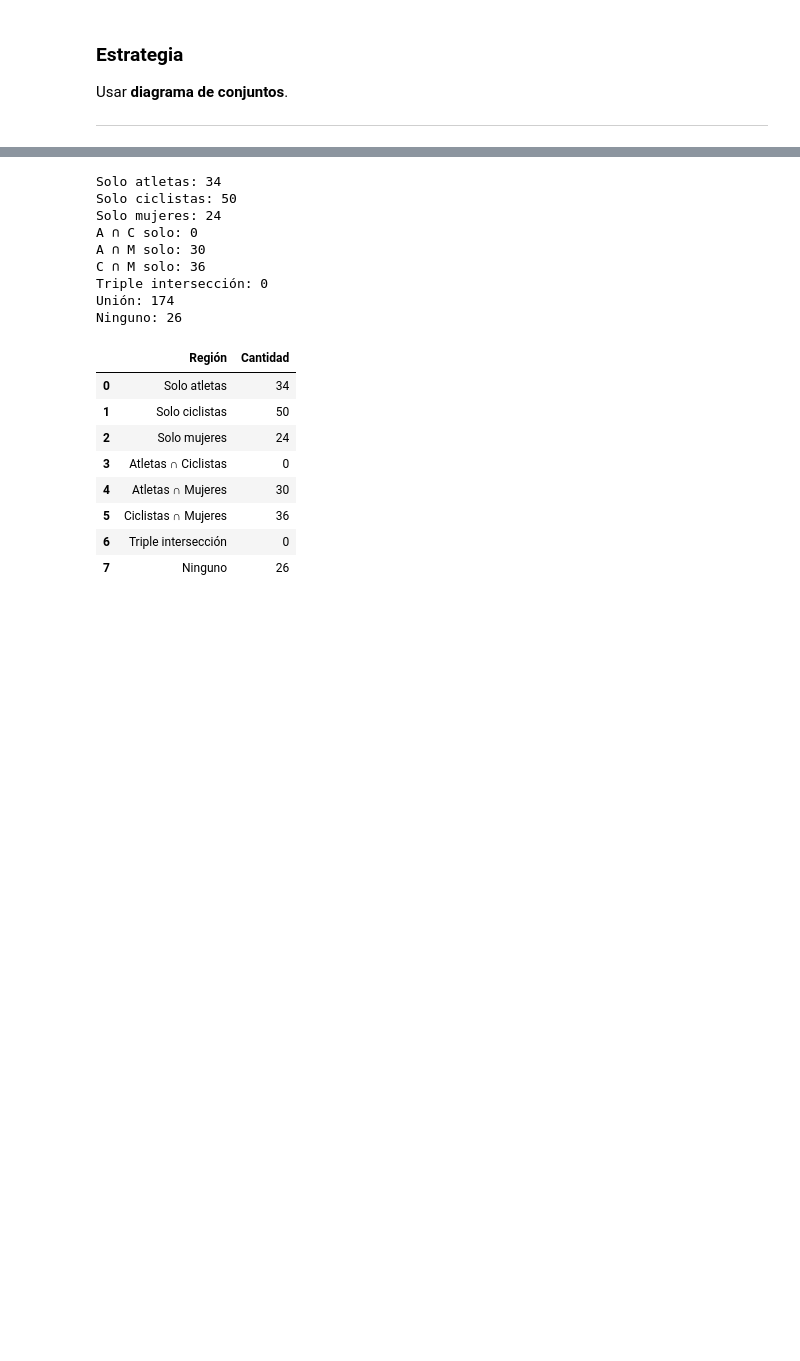
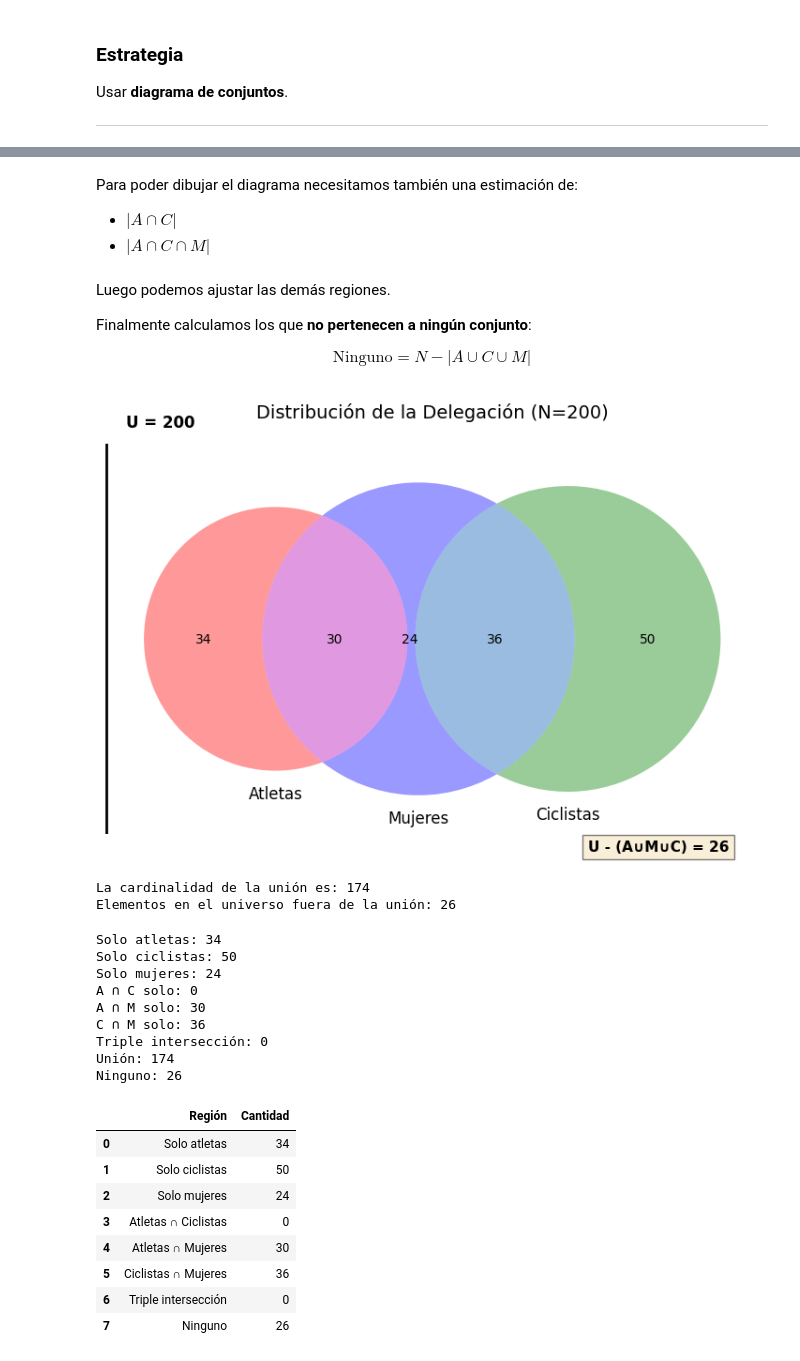
Before and after one commit to marco-canas/camino-udea, a Jupyter notebook: 3_lenguaje_proposicional/clase_01_diagnostico_y_analisis_del_lenguaje/clase1_lenguaje_proposicional.ipynb, the cells around one changed output, grey strips where cells are left out. Cells and saved outputs as stored; diff of their text form; code cells hidden in the pictures; blank space fills up the shorter version.

```diff
--- a/3_lenguaje_proposicional/clase_01_diagnostico_y_analisis_del_lenguaje/clase1_lenguaje_proposicional.ipynb
+++ b/3_lenguaje_proposicional/clase_01_diagnostico_y_analisis_del_lenguaje/clase1_lenguaje_proposicional.ipynb
@@ -257,3 +526,82 @@ Este script usa:
+# %% [markdown]
+
+Para poder dibujar el diagrama necesitamos también una estimación de:
+
+* $|A \cap C|$
+* $|A \cap C \cap M|$
+# %% [markdown]
+
+Luego podemos ajustar las demás regiones.
+
+Finalmente calculamos los que **no pertenecen a ningún conjunto**:
+
+$$
+\text{Ninguno} =
+N - |A \cup C \cup M|
+$$
+# %%
+import matplotlib.pyplot as plt
+from matplotlib_venn import venn3
+import matplotlib.patches as patches
+
+# ==========================================
+# 1. Definición de Datos (Basado en tu contexto)
+# ==========================================
+# N = 200, A = 64, C = 86, M = 90
+# Intersecciones dadas: A_M = 30, C_M = 36
+# Intersecciones nulas según tu indicación: A_C = 0, A_C_M = 0
+
+# Cálculos de cardinalidad para las regiones:
+# solo_A = Total A - A_M = 64 - 30 = 34
+# solo_C = Total C - C_M = 86 - 36 = 50
+# solo_M = Total M - A_M - C_M = 90 - 30 - 36 = 24
+
+subsets = (
+    34,   # solo_A (Abel/Atletas)
+    50,   # solo_C (Carlos/Ciclistas)
+    0,    # A_C_solo (Intersección A y C es vacía)
+    24,   # solo_M (Mujeres)
+    30,   # A_M_solo (Intersección A y M)
+    36,   # C_M_solo (Intersección C y M)
+    0     # A_C_M (Intersección triple es vacía)
+)
+
+# Cálculo del Universo
+union_cardinalidad = sum(subsets)
+universo_total = 200
+ninguno = universo_total - union_cardinalidad # Diferencia solicitada
+
+# ==========================================
+# 2. Visualización
+# ==========================================
+plt.figure(figsize=(9, 7))
+ax = plt.gca()
+
+# Dibujar el Diagrama de Venn
+v = venn3(subsets=subsets, set_labels=("Atletas", "Ciclistas", "Mujeres"))
+
+# Dibujar el Rectángulo del Conjunto Universal
+# Ajustamos las coordenadas para que enmarquen los círculos
+rect = patches.Rectangle((-0.85, -0.65), 1.7, 1.3, linewidth=2,
+                         edgecolor='black', facecolor='none')
+ax.add_patch(rect)
+
+# Etiquetas de texto
+plt.text(-0.8, 0.55, f"U = {universo_total}", fontsize=12, fontweight='bold')
+plt.text(0.4, -0.55, f"U - (A∪M∪C) = {ninguno}",
+         fontsize=11, fontweight='bold', bbox=dict(facecolor='wheat', alpha=0.5))
+
+plt.title("Distribución de la Delegación (N=200)", fontsize=14, pad=20)
+plt.axis('off')
+plt.savefig(r"C:\Users\marco\Downloads\diagrama_venn.png")  # Guardar la figura como imagen
+plt.show()
+
+print(f"La cardinalidad de la unión es: {union_cardinalidad}")
+print(f"Elementos en el universo fuera de la unión: {ninguno}")
+# %% [output]
+[figure, added]
+La cardinalidad de la unión es: 174
+Elementos en el universo fuera de la unión: 26
 # %%
 import pandas as pd
 import matplotlib.pyplot as plt
```
Also changed, not shown: parts of 54 cells of this notebook, 4 other files.
